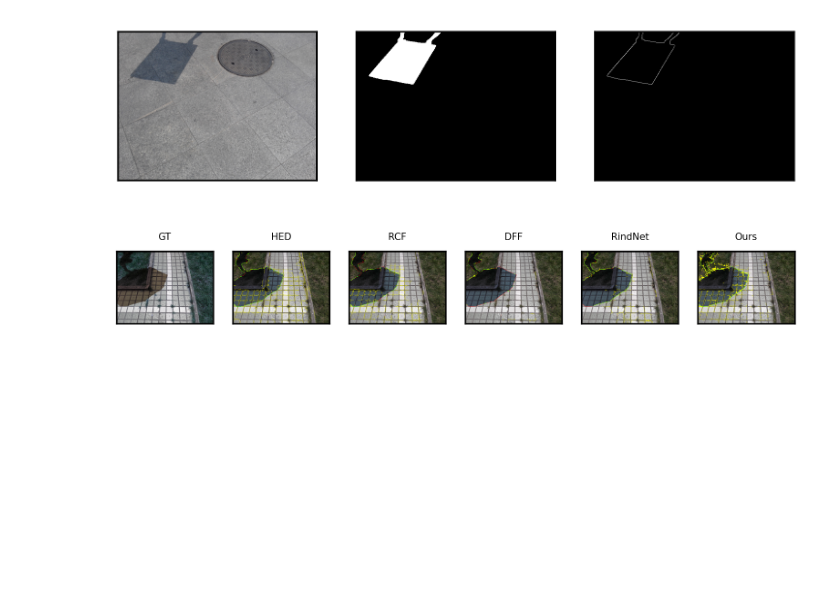
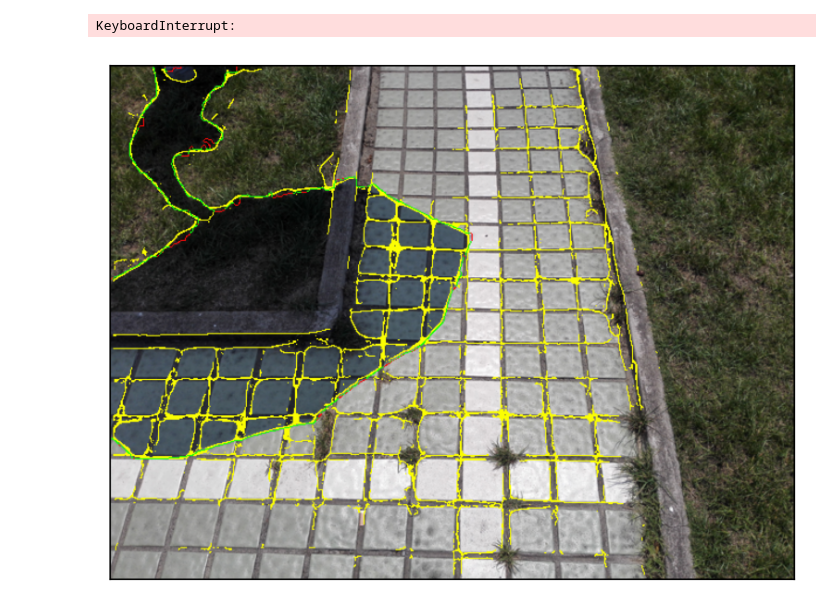
Before and after one commit to Daniellli/ECT, a Jupyter notebook: jupyters/istd_qualitative.ipynb, the cells around one changed output. Saved outputs shown, nothing was run; the diff lists cells and outputs as text; code cells hidden in the pictures; blank space fills up the shorter version.

```diff
--- a/jupyters/istd_qualitative.ipynb
+++ b/jupyters/istd_qualitative.ipynb
@@ -28,6 +28,15 @@ from dataloaders.datasets.istd import ISTD
 
 from plot.plot_utils import *
 # %%
+'''
+Author: daniel
+Date: 2023-03-05 20:26:39
+LastEditTime: 2023-08-01 20:06:30
+LastEditors: daniel
+Description:
+FilePath: /Cerberus-main/jupyters/istd_qualitative.ipynb
+have a nice day
+'''
 
 
 
@@ -189,9 +198,15 @@ dataset = ISTD(path='data/ISTD/ISTD_Dataset',subset='test')
 rindnet_path = "/home/DISCOVER_summer2022/xusc/exp/Cerberus-main/networks/need2release/run_istd"
 
 hed_selector = ISTDQualitativeSelector(join(rindnet_path,'hed'),'hed',dataset=dataset)
+
 dff_selector = ISTDQualitativeSelector(join(rindnet_path,'dff'),'dff',dataset=dataset)
+
 rcf_selector = ISTDQualitativeSelector(join(rindnet_path,'rcf'),'rcf',dataset=dataset)
+
 rindnet_selector = ISTDQualitativeSelector(join(rindnet_path,'rindnet'),'rindnet',dataset=dataset)
 
 ours_selector = ISTDQualitativeSelector('/home/DISCOVER_summer2022/xusc/exp/Cerberus-main/networks/need2release/ISTD_0','ours',dataset=dataset)
+
+
+edter_selector = ISTDQualitativeSelector('/home/DISCOVER_summer2022/xusc/exp/EDTER/logs/ISTD','edter',dataset=dataset)
 # %% [output]
@@ -217,9 +232,7 @@ def generate_data_qualitatives(drawer):
         save_name = join(save_dir,'%s.png'%(name))
         show_imgs(tmp_list,[0]*(len(tmp_list)-2)+[1,1],img_name=save_name)
 
-generate_data_qualitatives(ours_selector)
+# generate_data_qualitatives(edter_selector)
-# %% [output]
-[figure, removed]
 # %%
 
 def get_best_image(main_drawer,other_drawer_list):
@@ -247,40 +260,41 @@ best_dict = get_best_image(ours_selector,[hed_selector,dff_selector,rcf_selector
 # %%
 
 
 compare_save_path = 'logs/istd/compare'
 gt_save_path = 'logs/istd/gt'
 make_dir(compare_save_path)
 make_dir(gt_save_path)
 
 # compare_save_path
 
 threshold_range = [0.5]
 
 
 for name in [x[0] for x in best_dict][:50]:
 
     save_path = join(compare_save_path,name+'.png')
-    if exists(save_path):
-        continue
+    # if exists(save_path):
+    #     continue
 
     idx = ours_selector.name2idx(name)
 
-    image, gt_edge = ours_selector.get_origin_data(idx)
+    # image, gt_edge = ours_selector.get_origin_data(idx)
 
-    draw_image = image[:,:,::-1].copy()
-
-    draw_image[gt_edge==1] = ours_selector.COLORS['TP']
-    show_imgs([draw_image],[0],img_name=join(gt_save_path,name+'.png'))
+    # draw_image = image[:,:,::-1].copy()
+    # draw_image[gt_edge==1] = ours_selector.COLORS['TP']
+    # show_imgs([draw_image],[0],img_name=join(gt_save_path,name+'.png'))
 
 
-    __ours = ours_selector.draw_edge(idx,threshold_range)
-    __hed = hed_selector.draw_edge(idx,threshold_range)
-    __dff = dff_selector.draw_edge(idx,threshold_range)
-    __rcf = rcf_selector.draw_edge(idx,threshold_range)
-    __rindnet = rindnet_selector.draw_edge(idx,threshold_range)
+    # __ours = ours_selector.draw_edge(idx,threshold_range)
+    # __hed = hed_selector.draw_edge(idx,threshold_range)
+    # __dff = dff_selector.draw_edge(idx,threshold_range)
+    # __rcf = rcf_selector.draw_edge(idx,threshold_range)
+    # __rindnet = rindnet_selector.draw_edge(idx,threshold_range)
+    __edter = edter_selector.draw_edge(idx,threshold_range)
 
 
-    image_list = [image] +__hed+__rcf+__dff+__rindnet + __ours
-    show_imgs(image_list,[0]*len(image_list),titles=['GT','HED','RCF','DFF','RindNet','Ours'],img_name=save_path)
+    # image_list = [image] +__hed+__rcf+__dff+__rindnet + __ours+__edter
+    # show_imgs(image_list,[0]*len(image_list),titles=['GT','HED','RCF','DFF','RindNet','Ours','EDTER'],img_name=save_path)
 # %% [output]
+KeyboardInterrupt:
-[figure, old version]
+[figure, new version]
```
Also changed, not shown: parts of 1 cell of this notebook, 23 other files.
